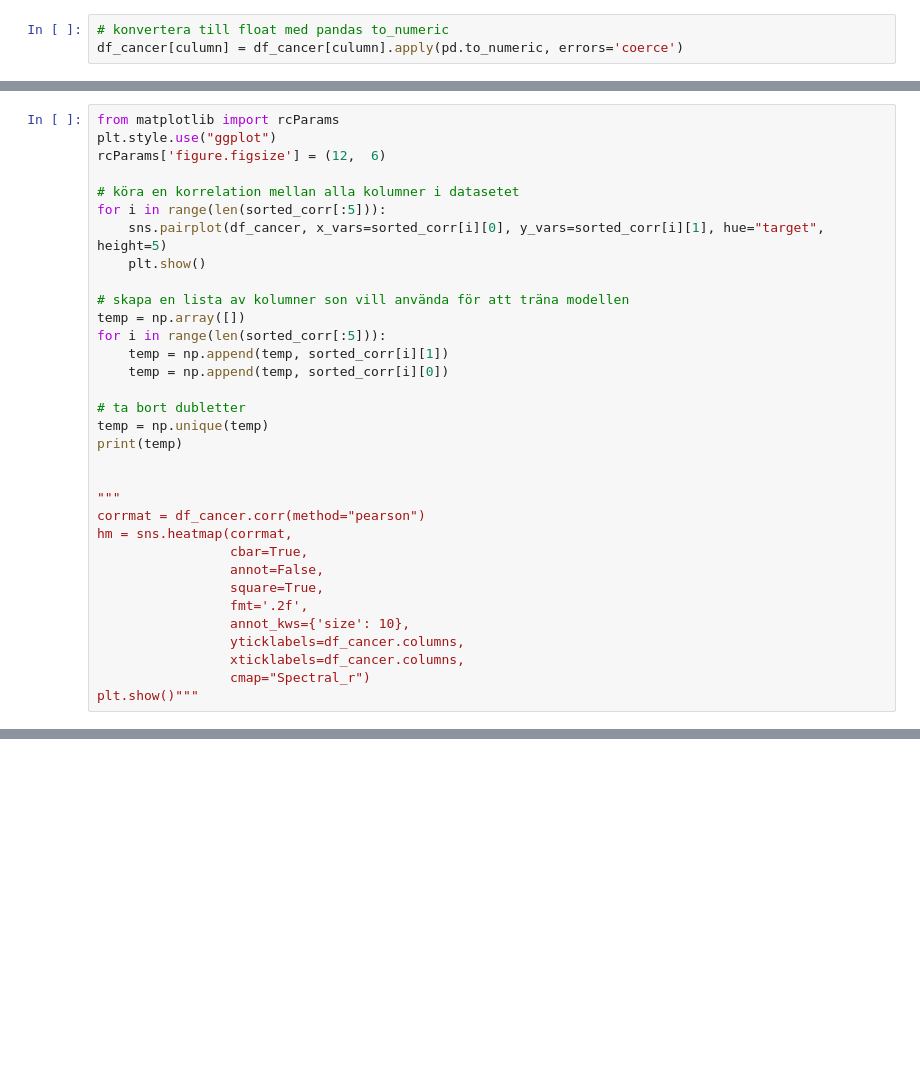
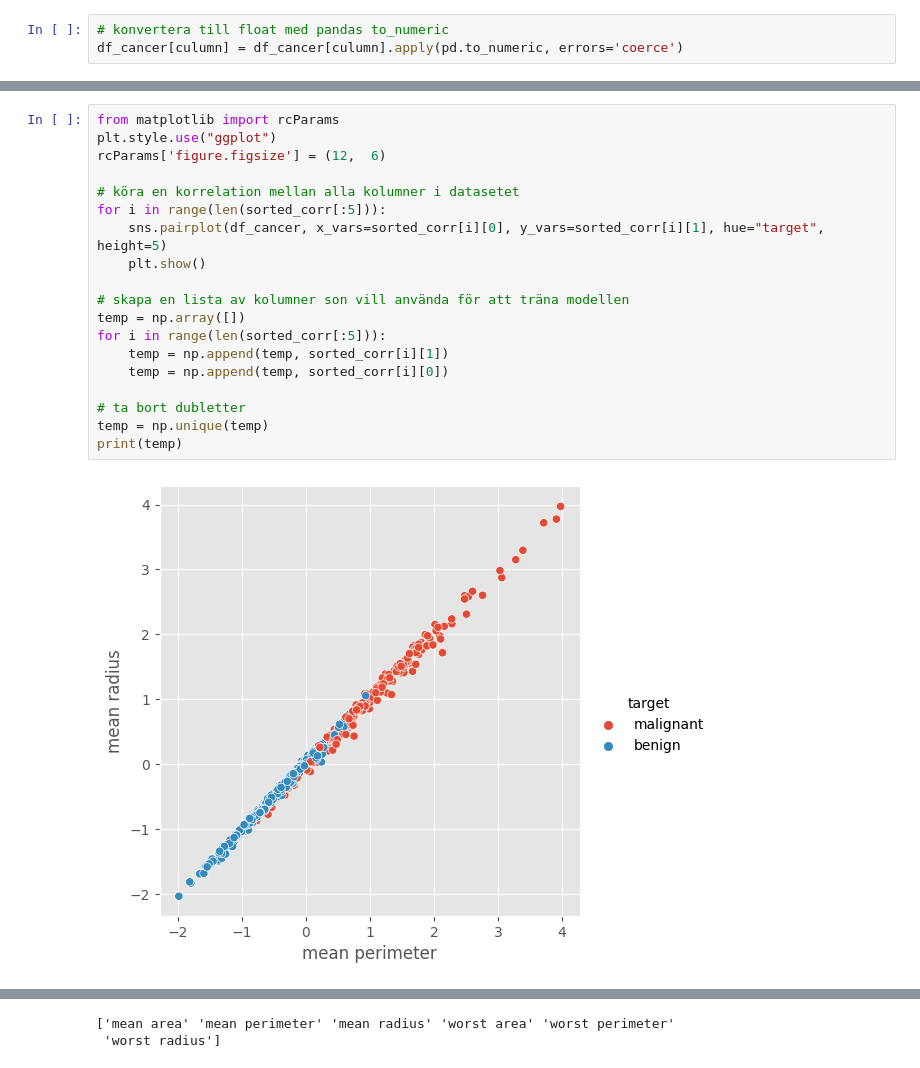
Before and after one commit to OnizukaPy/jensen, a Jupyter notebook: Tillämpad AI, datautvinning, maskininlärning och deep learning/ML/inläminingsuppgift/Project ML.ipynb, the cells around one changed output, grey strips where cells are left out. Saved outputs shown, nothing was run; the diff lists cells and outputs as text; blank space fills up the shorter version.

```diff
--- a/Tillämpad AI, datautvinning, maskininlärning och deep learning/ML/inläminingsuppgift/Project ML.ipynb
+++ b/Tillämpad AI, datautvinning, maskininlärning och deep learning/ML/inläminingsuppgift/Project ML.ipynb
@@ -85,33 +184,21 @@ print(sorted_corr[:5])
 # %%
 from matplotlib import rcParams
 plt.style.use("ggplot")
 rcParams['figure.figsize'] = (12,  6)
 
 # köra en korrelation mellan alla kolumner i datasetet
 for i in range(len(sorted_corr[:5])):
     sns.pairplot(df_cancer, x_vars=sorted_corr[i][0], y_vars=sorted_corr[i][1], hue="target", height=5)
     plt.show()
 
 # skapa en lista av kolumner son vill använda för att träna modellen
 temp = np.array([])
 for i in range(len(sorted_corr[:5])):
     temp = np.append(temp, sorted_corr[i][1])
     temp = np.append(temp, sorted_corr[i][0])
 
 # ta bort dubletter
 temp = np.unique(temp)
 print(temp)
-
-
-"""
-corrmat = df_cancer.corr(method="pearson")
-hm = sns.heatmap(corrmat,
-                 cbar=True,
-                 annot=False,
-                 square=True,
-                 fmt='.2f',
-                 annot_kws={'size': 10},
-                 yticklabels=df_cancer.columns,
-                 xticklabels=df_cancer.columns,
-                 cmap="Spectral_r")
-plt.show()"""
+# %% [output]
+[figure, added]
@@ -117,0 +209,2 @@ plt.show()"""
+['mean area' 'mean perimeter' 'mean radius' 'worst area' 'worst perimeter'
+ 'worst radius']
```
Also changed, not shown: parts of 20 cells of this notebook.
